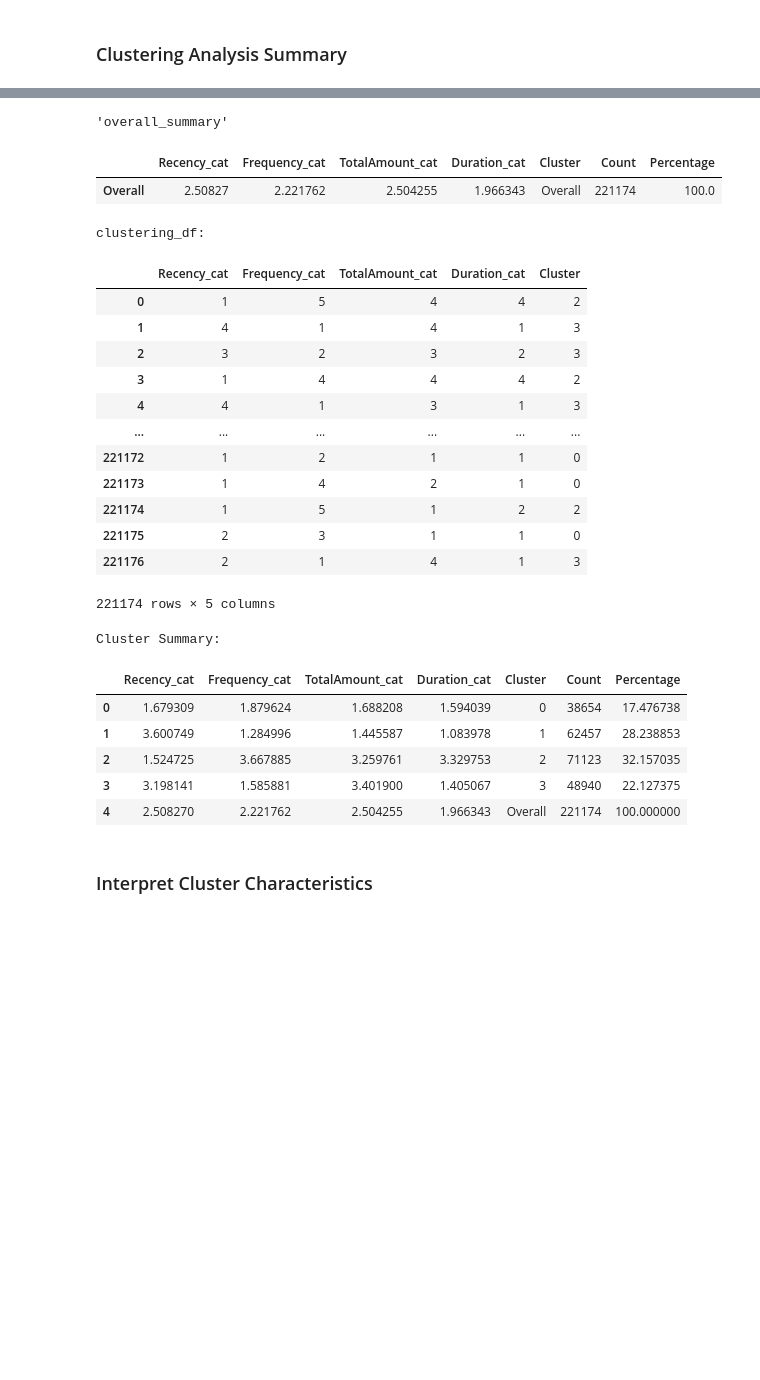
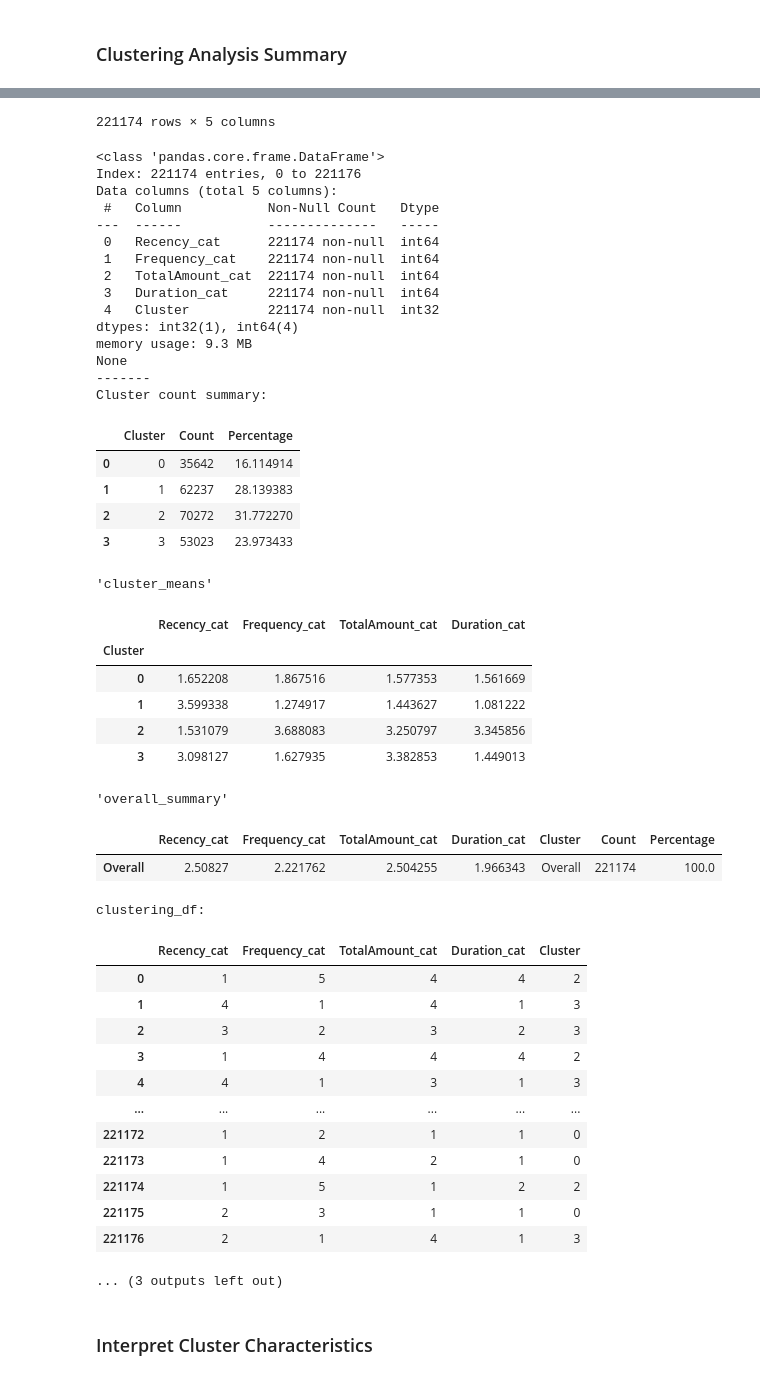
Before and after one commit to minhnguyenquang1709/gp-datamining, a Jupyter notebook: clustering.ipynb, the cells around one changed output, grey strips where cells are left out. Saved outputs shown, nothing was run; the diff lists cells and outputs as text; code cells hidden in the pictures; blank space fills up the shorter version.

```diff
--- a/clustering.ipynb
+++ b/clustering.ipynb
@@ -134,6 +136,12 @@ X_kmeans = clustering_df.copy()
 
 # Group by cluster and calculate the mean for each score
 clustering_df['Cluster'] = KMeans(n_clusters=4, random_state=111).fit_predict(clustering_df)
+print('Clustering result:')
+display(clustering_df.reindex())
+clustering_df.to_excel('clustering_result.xlsx')
+print(clustering_df.info(show_counts=True))
+
+print('-------')
 cluster_means = clustering_df.groupby('Cluster').mean()
 
 # Calculate the number of records and percentage for each cluster
@@ -144,6 +152,10 @@ cluster_counts_summary = pd.DataFrame({
     'Count': cluster_counts.values,
     'Percentage': cluster_percentages.values
 })
+
+print('Cluster count summary:')
+display(cluster_counts_summary)
+cluster_counts_summary.round(3).to_excel('cluster_counts_summary.xlsx')
 
 # Calculate the overall mean for each score
 overall_mean = clustering_df[['Recency_cat', 'Frequency_cat', 'TotalAmount_cat', 'Duration_cat']].mean()
@@ -182,27 +214,48 @@ cluster_summary.copy().round(3).to_clipboard()
-'overall_summary'
+221174 rows × 5 columns
+<class 'pandas.core.frame.DataFrame'>
+Index: 221174 entries, 0 to 221176
+Data columns (total 5 columns):
+ #   Column           Non-Null Count   Dtype
+---  ------           --------------   -----
+ 0   Recency_cat      221174 non-null  int64
+ 1   Frequency_cat    221174 non-null  int64
+ 2   TotalAmount_cat  221174 non-null  int64
+ 3   Duration_cat     221174 non-null  int64
+ 4   Cluster          221174 non-null  int32
+dtypes: int32(1), int64(4)
+memory usage: 9.3 MB
+None
+-------
+Cluster count summary:
-|  | Recency_cat | Frequency_cat | TotalAmount_cat | Duration_cat | Cluster | Count | Percentage |
-| Overall | 2.50827 | 2.221762 | 2.504255 | 1.966343 | Overall | 221174 | 100.0 |
+|  | Cluster | Count | Percentage |
+| 0 | 0 | 35642 | 16.114914 |
+| 1 | 1 | 62237 | 28.139383 |
+| 2 | 2 | 70272 | 31.772270 |
+| 3 | 3 | 53023 | 23.973433 |
-clustering_df:
+'cluster_means'
-|  | Recency_cat | Frequency_cat | TotalAmount_cat | Duration_cat | Cluster |
-| 0 | 1 | 5 | 4 | 4 | 2 |
-| 1 | 4 | 1 | 4 | 1 | 3 |
-| 2 | 3 | 2 | 3 | 2 | 3 |
-| 3 | 1 | 4 | 4 | 4 | 2 |
-| 4 | 4 | 1 | 3 | 1 | 3 |
-| ... | ... | ... | ... | ... | ... |
-| 221172 | 1 | 2 | 1 | 1 | 0 |
-| 221173 | 1 | 4 | 2 | 1 | 0 |
-| 221174 | 1 | 5 | 1 | 2 | 2 |
-| 221175 | 2 | 3 | 1 | 1 | 0 |
-| 221176 | 2 | 1 | 4 | 1 | 3 |
+|  | Recency_cat | Frequency_cat | TotalAmount_cat | Duration_cat |
+| Cluster |  |  |  |  |
+| 0 | 1.652208 | 1.867516 | 1.577353 | 1.561669 |
+| 1 | 3.599338 | 1.274917 | 1.443627 | 1.081222 |
+| 2 | 1.531079 | 3.688083 | 3.250797 | 3.345856 |
+| 3 | 3.098127 | 1.627935 | 3.382853 | 1.449013 |
-221174 rows × 5 columns
-Cluster Summary:
+'overall_summary'
 |  | Recency_cat | Frequency_cat | TotalAmount_cat | Duration_cat | Cluster | Count | Percentage |
-| 0 | 1.679309 | 1.879624 | 1.688208 | 1.594039 | 0 | 38654 | 17.476738 |
-| 1 | 3.600749 | 1.284996 | 1.445587 | 1.083978 | 1 | 62457 | 28.238853 |
-| 2 | 1.524725 | 3.667885 | 3.259761 | 3.329753 | 2 | 71123 | 32.157035 |
-| 3 | 3.198141 | 1.585881 | 3.401900 | 1.405067 | 3 | 48940 | 22.127375 |
-| 4 | 2.508270 | 2.221762 | 2.504255 | 1.966343 | Overall | 221174 | 100.000000 |
+| Overall | 2.50827 | 2.221762 | 2.504255 | 1.966343 | Overall | 221174 | 100.0 |
+clustering_df:
+|  | Recency_cat | Frequency_cat | TotalAmount_cat | Duration_cat | Cluster |
+| 0 | 1 | 5 | 4 | 4 | 2 |
+| 1 | 4 | 1 | 4 | 1 | 3 |
+| 2 | 3 | 2 | 3 | 2 | 3 |
+| 3 | 1 | 4 | 4 | 4 | 2 |
+| 4 | 4 | 1 | 3 | 1 | 3 |
+| ... | ... | ... | ... | ... | ... |
+| 221172 | 1 | 2 | 1 | 1 | 0 |
+| 221173 | 1 | 4 | 2 | 1 | 0 |
+| 221174 | 1 | 5 | 1 | 2 | 2 |
+| 221175 | 2 | 3 | 1 | 1 | 0 |
+| 221176 | 2 | 1 | 4 | 1 | 3 |
+... (3 outputs left out)
 # %% [markdown]
 ### Interpret Cluster Characteristics
 # %%
```
Also changed, not shown: parts of 22 cells of this notebook.
